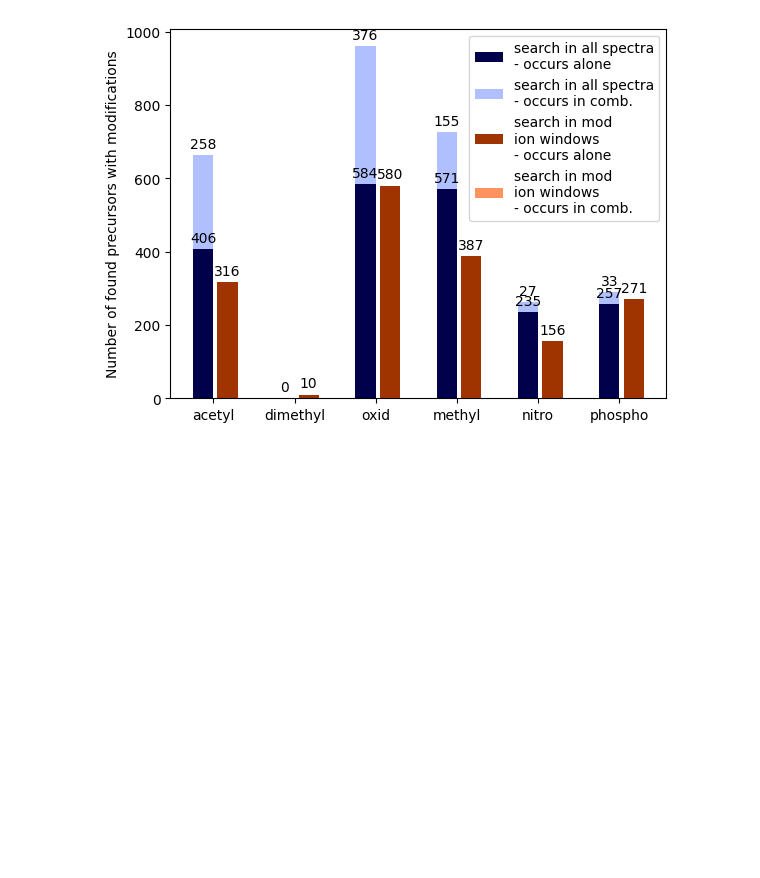
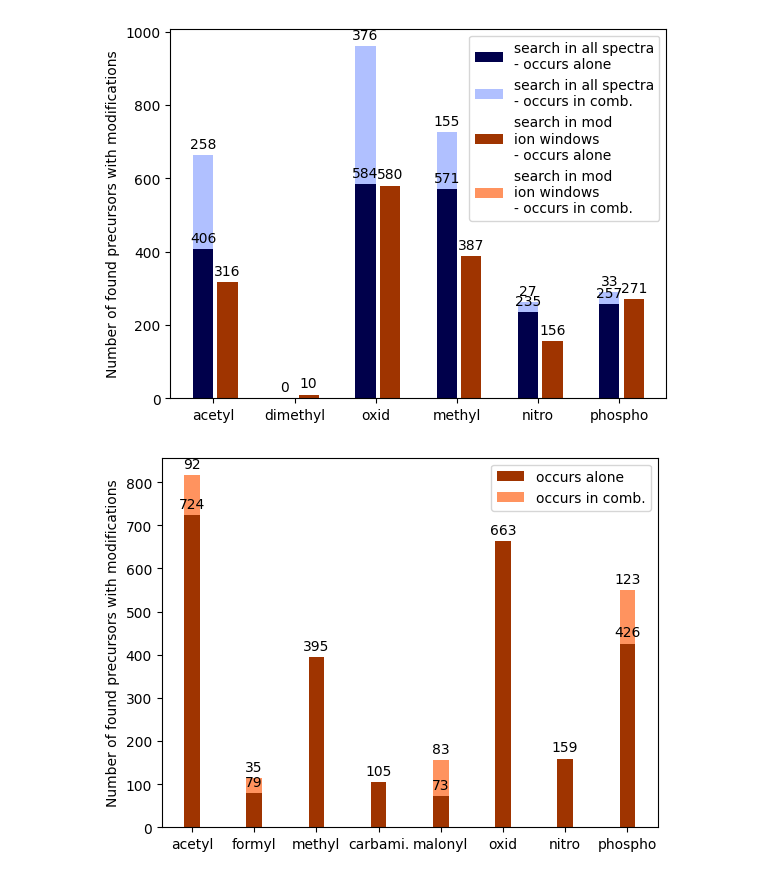
Before and after one commit to cschlaffner/PTMsearch, a Jupyter notebook: notebooks/aggregate_splits_with_plots.ipynb, the cells around one changed output. Saved outputs shown, nothing was run; the diff lists cells and outputs as text; code cells hidden in the pictures; blank space fills up the shorter version.

```diff
--- a/notebooks/aggregate_splits_with_plots.ipynb
+++ b/notebooks/aggregate_splits_with_plots.ipynb
@@ -220,0 +223,3 @@ cscore_for_fdr_threshold(all_targets_mod, all_decoys_mod, 0.01)
+# %%
+cscore_1_percent_fdr_mod = report_filtered["CScore"].min()
+cscore_1_percent_fdr_mod
@@ -221,2 +264,2 @@ cscore_for_fdr_threshold(all_targets_mod, all_decoys_mod, 0.01)
 # %%
-all_targets_mod_aggregated = aggregate_duplicate_precursors(all_targets_mod)
+all_targets_mod_aggregated = aggregate_duplicate_precursors(report_aggregated_targets)
@@ -252,7 +305,7 @@ plot_densities(all_unmods_windows_targets_mod, all_unmods_windows_decoys_mod, fi
 [figure]
 # %%
 mods_windows_results_unmod, all_mods_windows_targets_unmod, all_mods_windows_decoys_unmod, all_unmods_windows_targets_unmod, all_unmods_windows_decoys_unmod, all_targets_unmod, all_decoys_unmod = get_mods_unmods_all_from_splits(
-    "../../data/workflow_test_tolerance_snr3_10ppm_unmod",
+    "../../workflow_test_tolerance_snr3_10ppm_unmod",
     [mod_acetyl, mod_dimethyl, mod_hydroxy, mod_methyl, mod_nitro, mod_phospho])
 # %%
 plot_densities(all_targets_unmod, all_decoys_unmod, fig_name="all_targets_and_decoys_unmod_dataset")
@@ -480,0 +614,4 @@ plot_all_spectra_vs_subset(all_targets_mod_aggregated, cscore_1_percent_fdr_mod,
+# %%
+plot_subset(all_targets_mod_aggregated, cscore_1_percent_fdr_mod)
+# %% [output]
+[figure, added]
```
Also changed, not shown: parts of 22 cells of this notebook, 3 other files.
